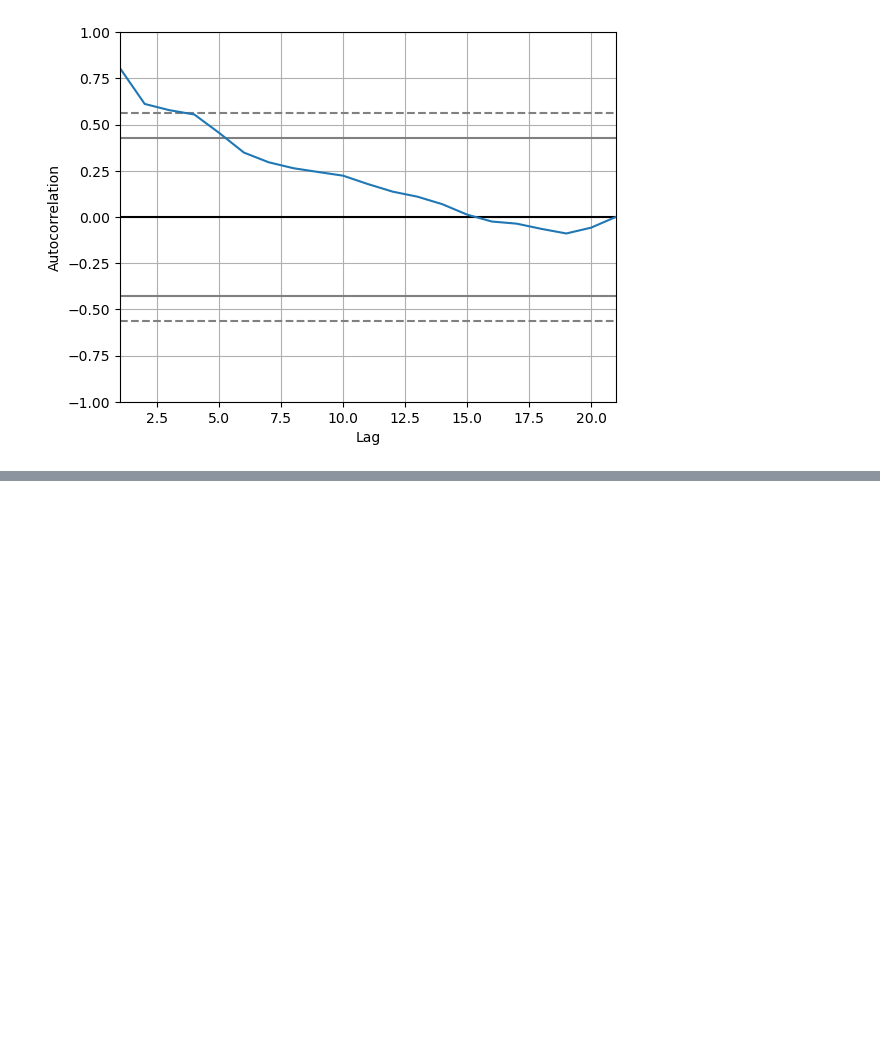
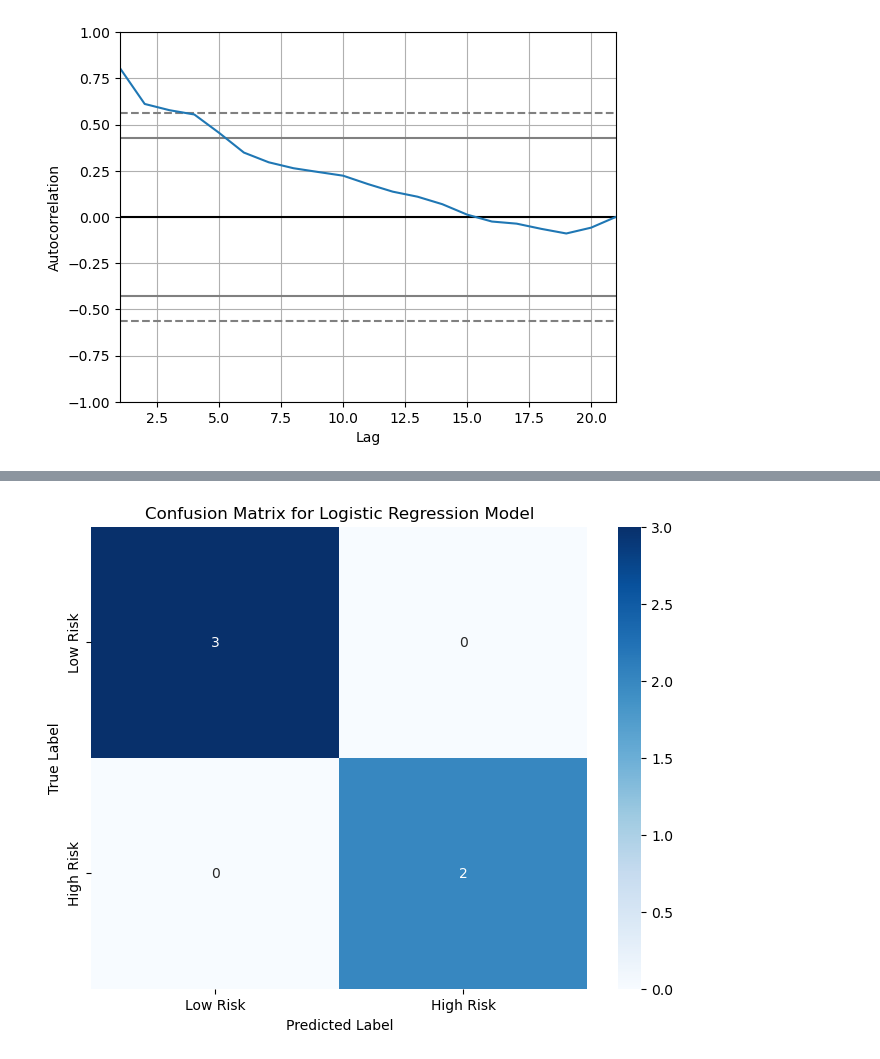
Before and after one commit to alexandra10zam/DataMadness, a Jupyter notebook: Data-madness.ipynb, the cells around one changed output, grey strips where cells are left out. Cells and saved outputs as stored; diff of their text form; code cells hidden in the pictures; blank space fills up the shorter version.

```diff
--- a/Data-madness.ipynb
+++ b/Data-madness.ipynb
@@ -504,0 +618,43 @@ autocorrelation_plot(df_covid)
+# %%
+from sklearn.linear_model import LogisticRegression
+from sklearn.model_selection import train_test_split
+from sklearn.metrics import classification_report, confusion_matrix
+import seaborn as sns
+
+# Calculate the median as the threshold for high/low risk
+median_threshold = df_covid['Total Overdose Deaths'].median()
+
+# Classify each year as 0 (low risk) or 1 (high risk)
+df_covid['Risk_Classification'] = (df_covid['Total Overdose Deaths'] > median_threshold).astype(int)
+
+# Prepare the data for logistic regression
+X = df_covid[['Year']]  # Predictor
+y = df_covid['Risk_Classification']  # Response
+
+# Splitting the dataset into training and testing set
+X_train, X_test, y_train, y_test = train_test_split(X, y, test_size=0.2, random_state=42)
+
+# Initialize and train logistic regression model
+log_reg = LogisticRegression()
+log_reg.fit(X_train, y_train)
+
+# Predictions
+y_pred = log_reg.predict(X_test)
+
+# Model evaluation
+conf_matrix = confusion_matrix(y_test, y_pred)
+class_report = classification_report(y_test, y_pred)
+
+#conf_matrix, class_report
+
+# Visualization of the confusion matrix
+plt.figure(figsize=(8, 6))
+sns.heatmap(conf_matrix, annot=True, cmap='Blues', fmt='g',
+            xticklabels=['Low Risk', 'High Risk'],
+            yticklabels=['Low Risk', 'High Risk'])
+plt.xlabel('Predicted Label')
+plt.ylabel('True Label')
+plt.title('Confusion Matrix for Logistic Regression Model')
+plt.show()
+# %% [output]
+[figure, added]
```
Also changed, not shown: parts of 8 cells of this notebook, 1 other file.
